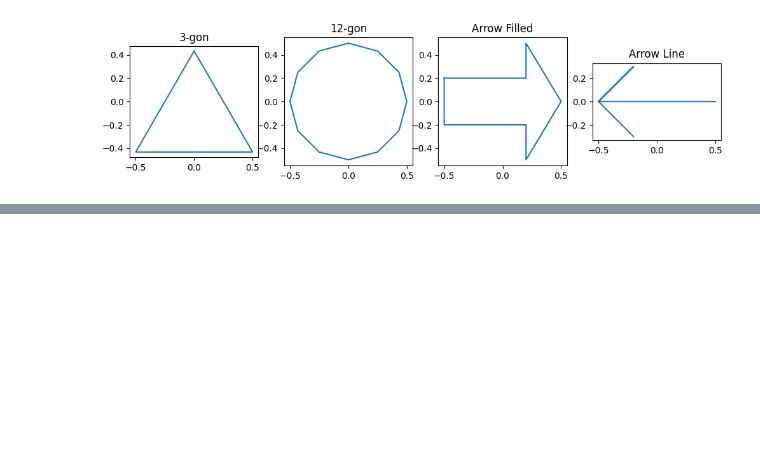
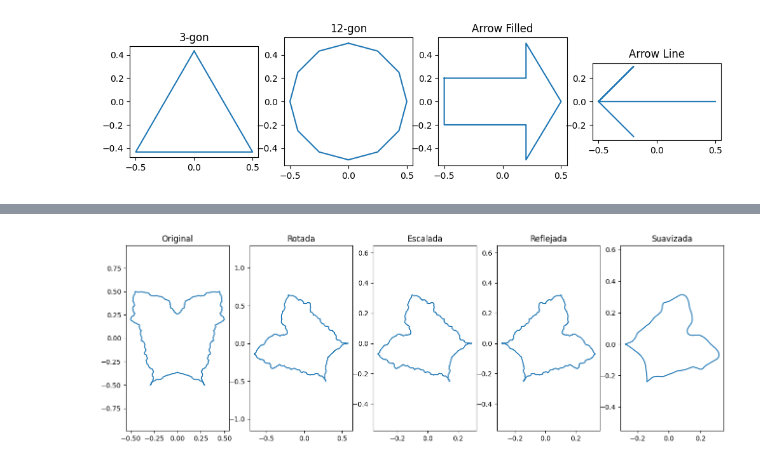
Before and after one commit to GonzaloFuentes1/CVR_CENIA, a Jupyter notebook: Test_shapes.ipynb, the cells around one changed output, grey strips where cells are left out. Saved outputs shown, nothing was run; the diff lists cells and outputs as text; code cells hidden in the pictures; blank space fills up the shorter version.

```diff
--- a/Test_shapes.ipynb
+++ b/Test_shapes.ipynb
@@ -663,0 +736,50 @@ plt.show()
+# %%
+# Ejemplo transformaciones sobre ShapeSym
+
+shape_base = Shape()
+
+shape_sym = ShapeSym(base_shape=shape_base)
+org_contour = shape_sym.get_contour()
+
+shape_sym.rotate(np.pi/3)
+rot_contour = shape_sym.get_contour()
+
+shape_sym.scale(0.5)
+scale_contour = shape_sym.get_contour()
+
+shape_sym.flip()
+flip_contour = shape_sym.get_contour()
+
+shape_sym.smooth(window=15)
+smooth_contour = shape_sym.get_contour()
+
+# plot all 5 in separate graphs
+plt.figure(figsize=(16, 5))
+plt.subplot(1, 5, 1)
+plt.plot(org_contour[:, 0], org_contour[:, 1], label="Original")
+plt.title("Original")
+plt.axis("equal")
+
+plt.subplot(1, 5, 2)
+plt.plot(rot_contour[:, 0], rot_contour[:, 1], label="Rotada")
+plt.title("Rotada")
+plt.axis("equal")
+
+plt.subplot(1, 5, 3)
+plt.plot(scale_contour[:, 0], scale_contour[:, 1], label="Escalada")
+plt.title("Escalada")
+plt.axis("equal")
+
+plt.subplot(1, 5, 4)
+plt.plot(flip_contour[:, 0], flip_contour[:, 1], label="Reflejada")
+plt.title("Reflejada")
+plt.axis("equal")
+
+plt.subplot(1, 5, 5)
+plt.plot(smooth_contour[:, 0], smooth_contour[:, 1], label="Suavizada")
+plt.title("Suavizada")
+plt.axis("equal")
+
+plt.show()
+# %% [output]
+[figure, added]
```
Also changed, not shown: parts of 6 cells of this notebook.
